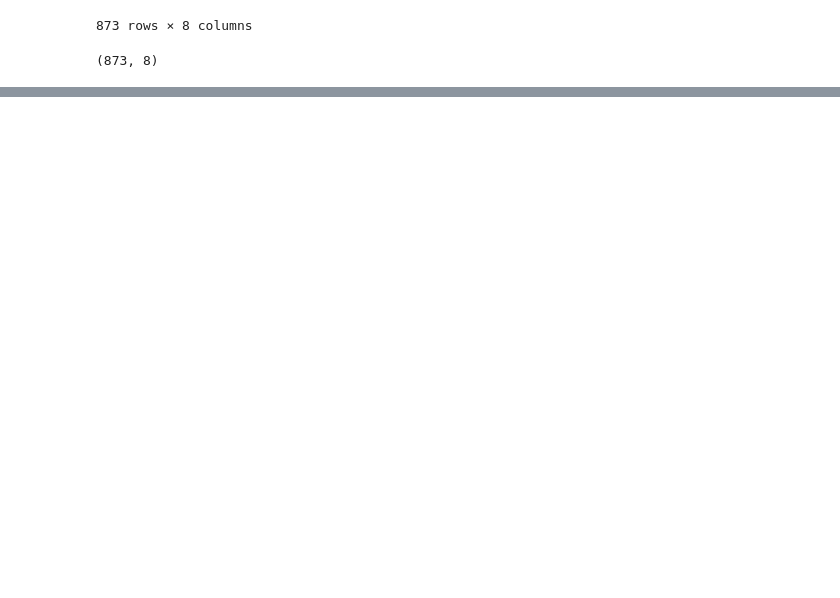
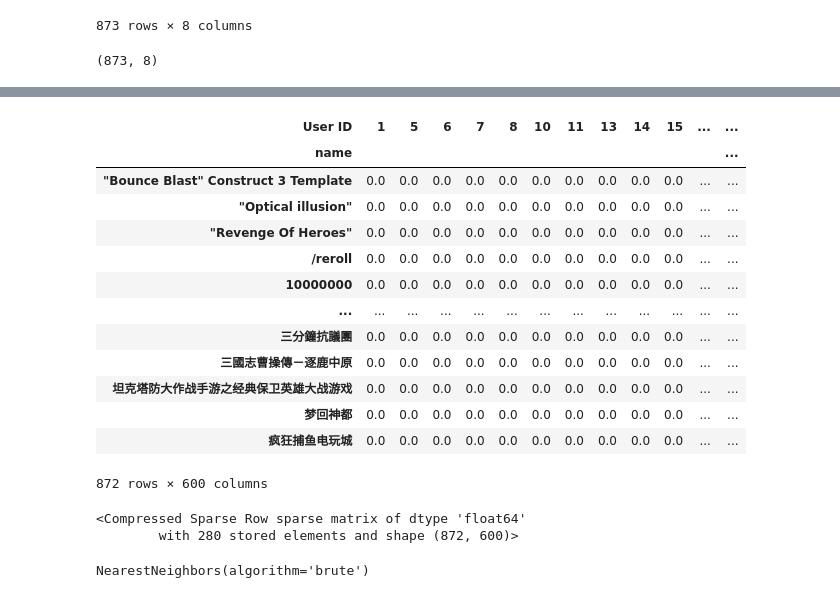
Before and after one commit to cburzo1/Product_Rec_App, a Jupyter notebook: jupyterNoteBokProject/prod_rec.ipynb, the cells around one changed output, grey strips where cells are left out. Drawn from its saved outputs; the diff is of its cells as text; code cells hidden in the pictures; blank space fills up the shorter version.

```diff
--- a/jupyterNoteBokProject/prod_rec.ipynb
+++ b/jupyterNoteBokProject/prod_rec.ipynb
@@ -244,0 +268,20 @@ finished_set.shape
+# %%
+#Make Nan 0
+games_pivot_table.fillna(0, inplace=True)
+# %%
+games_pivot_table
+# %% [output]
+| User ID | 1 | 5 | 6 | 7 | 8 | 10 | 11 | 13 | 14 | 15 | ... | ... |
+| name |  |  |  |  |  |  |  |  |  |  |  | ... |
+| "Bounce Blast" Construct 3 Template | 0.0 | 0.0 | 0.0 | 0.0 | 0.0 | 0.0 | 0.0 | 0.0 | 0.0 | 0.0 | ... | ... |
+| "Optical illusion" | 0.0 | 0.0 | 0.0 | 0.0 | 0.0 | 0.0 | 0.0 | 0.0 | 0.0 | 0.0 | ... | ... |
+| "Revenge Of Heroes" | 0.0 | 0.0 | 0.0 | 0.0 | 0.0 | 0.0 | 0.0 | 0.0 | 0.0 | 0.0 | ... | ... |
+| /reroll | 0.0 | 0.0 | 0.0 | 0.0 | 0.0 | 0.0 | 0.0 | 0.0 | 0.0 | 0.0 | ... | ... |
+| 10000000 | 0.0 | 0.0 | 0.0 | 0.0 | 0.0 | 0.0 | 0.0 | 0.0 | 0.0 | 0.0 | ... | ... |
+| ... | ... | ... | ... | ... | ... | ... | ... | ... | ... | ... | ... | ... |
+| 三分鐘抗議團 | 0.0 | 0.0 | 0.0 | 0.0 | 0.0 | 0.0 | 0.0 | 0.0 | 0.0 | 0.0 | ... | ... |
+| 三國志曹操傳－逐鹿中原 | 0.0 | 0.0 | 0.0 | 0.0 | 0.0 | 0.0 | 0.0 | 0.0 | 0.0 | 0.0 | ... | ... |
+| 坦克塔防大作战手游之经典保卫英雄大战游戏 | 0.0 | 0.0 | 0.0 | 0.0 | 0.0 | 0.0 | 0.0 | 0.0 | 0.0 | 0.0 | ... | ... |
+| 梦回神都 | 0.0 | 0.0 | 0.0 | 0.0 | 0.0 | 0.0 | 0.0 | 0.0 | 0.0 | 0.0 | ... | ... |
+| 疯狂捕鱼电玩城 | 0.0 | 0.0 | 0.0 | 0.0 | 0.0 | 0.0 | 0.0 | 0.0 | 0.0 | 0.0 | ... | ... |
+872 rows × 600 columns
@@ -244,0 +293,5 @@ finished_set.shape
+# %%
+games_sparse_mx
+# %% [output]
+<Compressed Sparse Row sparse matrix of dtype 'float64'
+        with 280 stored elements and shape (872, 600)>
@@ -244,0 +302,5 @@ finished_set.shape
+# %%
+#Pass compressed matrix to train
+model.fit(games_sparse_mx)
+# %% [output]
+NearestNeighbors(algorithm='brute')
```
Also changed, not shown: parts of 13 cells of this notebook.
